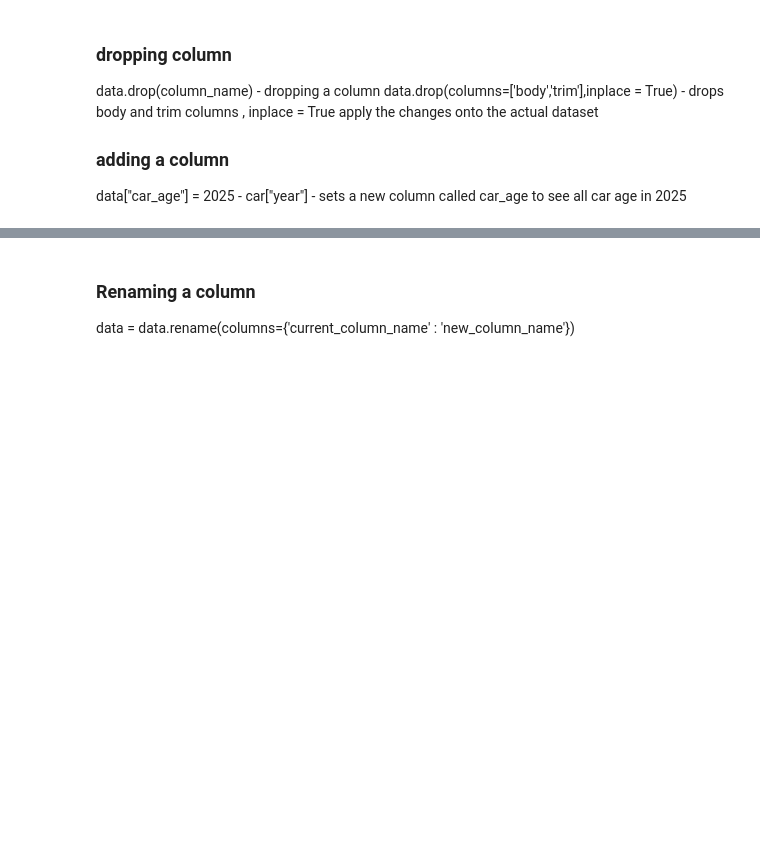
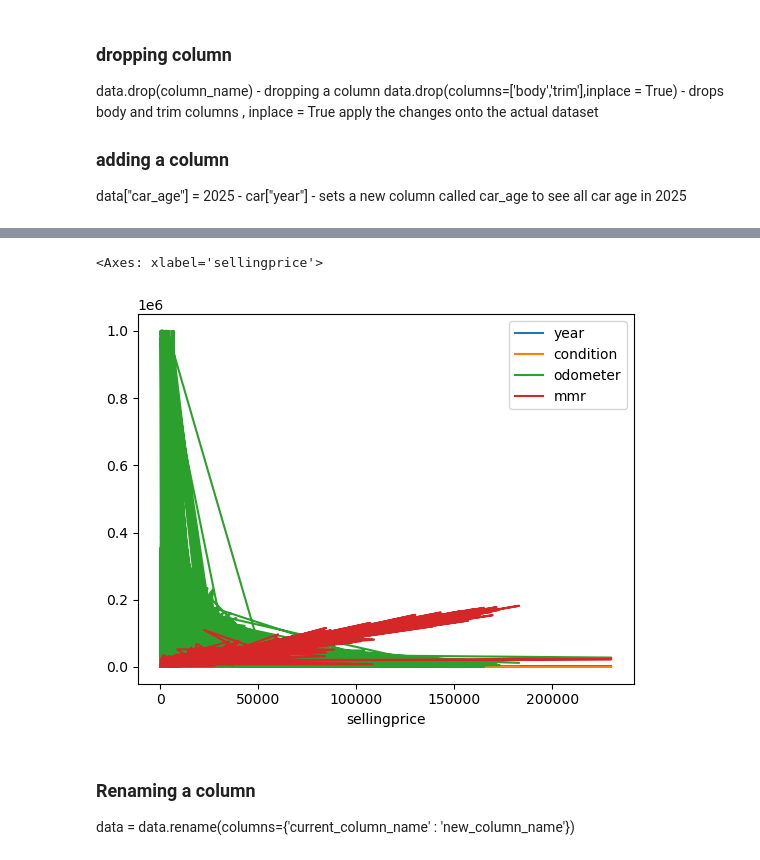
Before and after one commit to johnatanAvotsoa/Datascience_training, a Jupyter notebook: notebooks/pandas.ipynb, the cells around one changed output, grey strips where cells are left out. Saved outputs shown, nothing was run; the diff lists cells and outputs as text; code cells hidden in the pictures; blank space fills up the shorter version.

```diff
--- a/notebooks/pandas.ipynb
+++ b/notebooks/pandas.ipynb
@@ -77,6 +128,11 @@ data.head()
 | 2 | 2014 | BMW | 3 Series | 328i SULEV | Sedan | automatic | wba3c1c51ek116351 | ca | 45.0 | 1331.0 | ... |
 | 3 | 2015 | Volvo | S60 | T5 | Sedan | automatic | yv1612tb4f1310987 | ca | 41.0 | 14282.0 | ... |
 | 4 | 2014 | BMW | 6 Series Gran Coupe | 650i | Sedan | automatic | wba6b2c57ed129731 | ca | 43.0 | 2641.0 | ... |
+# %%
+data.plot(x="sellingprice")
+# %% [output]
+<Axes: xlabel='sellingprice'>
+[figure, added]
 # %% [markdown]
 ### Renaming a column
 data = data.rename(columns={'current_column_name' : 'new_column_name'})
```
Also changed, not shown: parts of 16 cells of this notebook, 7 other files.
